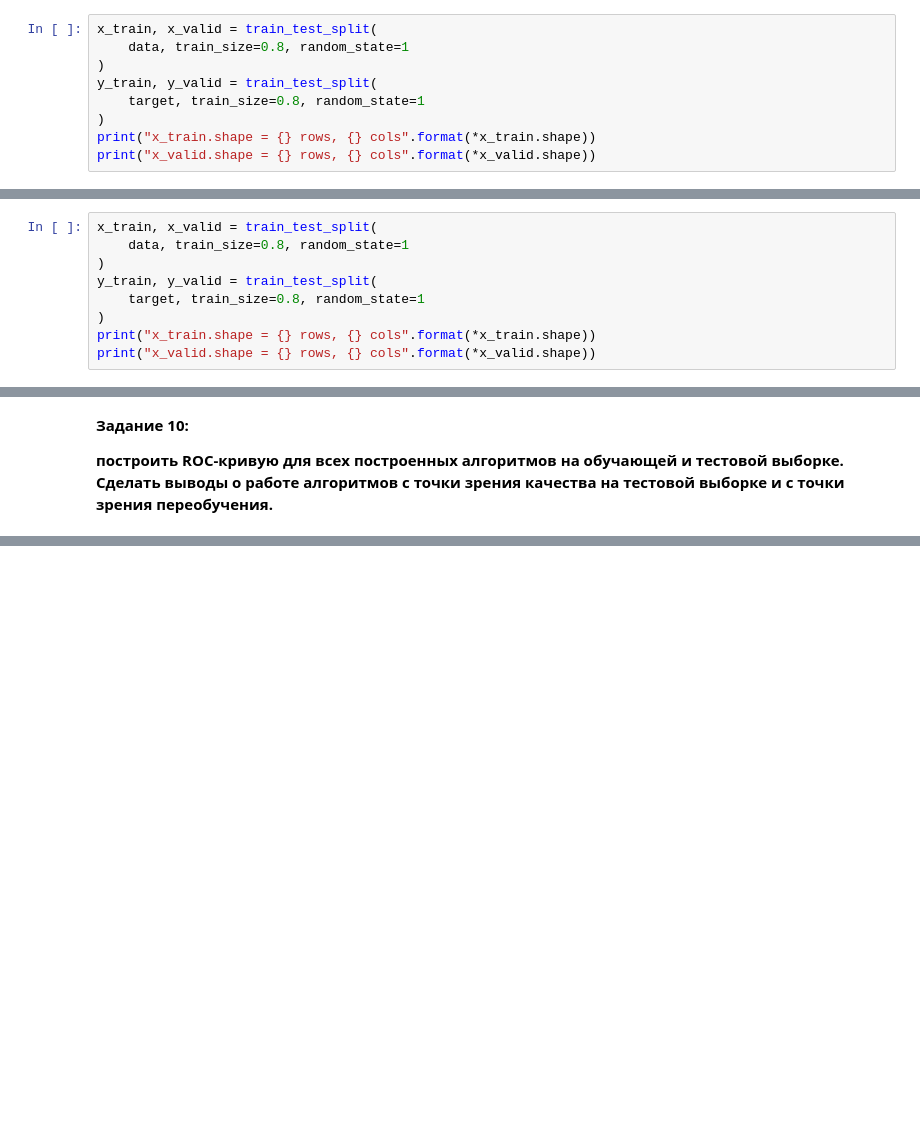
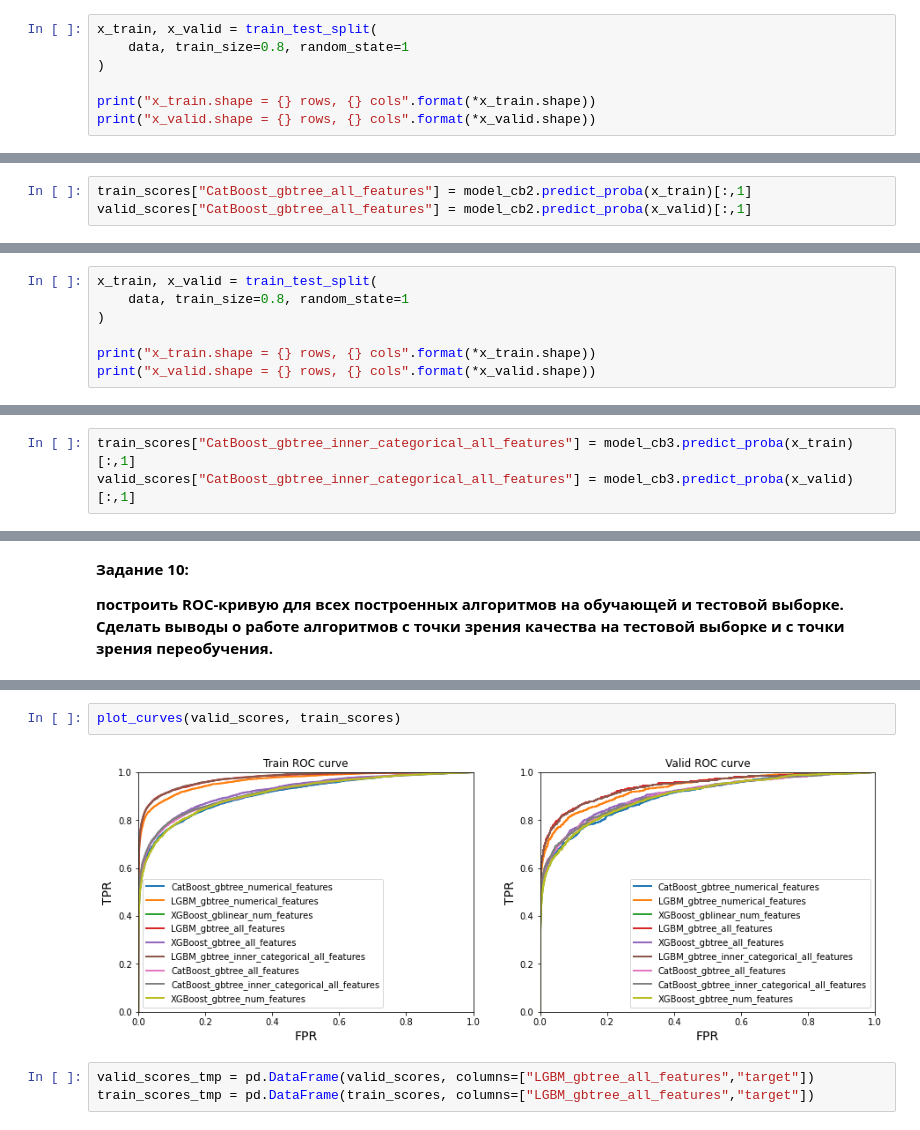
Before and after one commit to AndreyU123/Sports_data_analysis_Kaggle_Platform, a Jupyter notebook: Lesson2/Ukladnikov_Andrey_Lesson2.ipynb, the cells around one changed output, grey strips where cells are left out. Saved outputs shown, nothing was run; the diff lists cells and outputs as text; blank space fills up the shorter version.

```diff
--- a/Lesson2/Ukladnikov_Andrey_Lesson2.ipynb
+++ b/Lesson2/Ukladnikov_Andrey_Lesson2.ipynb
@@ -761,9 +802,7 @@ data
 x_train, x_valid = train_test_split(
     data, train_size=0.8, random_state=1
 )
-y_train, y_valid = train_test_split(
-    target, train_size=0.8, random_state=1
-)
+
 print("x_train.shape = {} rows, {} cols".format(*x_train.shape))
 print("x_valid.shape = {} rows, {} cols".format(*x_valid.shape))
 # %% [output]
@@ -794,4 +827,7 @@ Shrink model to first 9983 iterations.
 <catboost.core.CatBoostClassifier at 0x...>
+# %%
+train_scores["CatBoost_gbtree_all_features"] = model_cb2.predict_proba(x_train)[:,1]
+valid_scores["CatBoost_gbtree_all_features"] = model_cb2.predict_proba(x_valid)[:,1]
 # %% [markdown]
 **Задание 9:**
 
@@ -821,9 +857,7 @@ data
 x_train, x_valid = train_test_split(
     data, train_size=0.8, random_state=1
 )
-y_train, y_valid = train_test_split(
-    target, train_size=0.8, random_state=1
-)
+
 print("x_train.shape = {} rows, {} cols".format(*x_train.shape))
 print("x_valid.shape = {} rows, {} cols".format(*x_valid.shape))
 # %% [output]
@@ -856,3 +883,6 @@ Shrink model to first 9999 iterations.
+# %%
+train_scores["CatBoost_gbtree_inner_categorical_all_features"] = model_cb3.predict_proba(x_train)[:,1]
+valid_scores["CatBoost_gbtree_inner_categorical_all_features"] = model_cb3.predict_proba(x_valid)[:,1]
 # %% [markdown]
 Выводы: При обработке категориальных признаков встроенным методом в CatBoost результаты метрики roc-auc  получаются немного хуже.  для ручного кодирования лучший roc-auc=0.9135574214, а для кодирования встроенного в CatBoost лучший roc-auc=9132636778 (на n_estimators=10000)
 # %% [markdown]
@@ -863,0 +939,7 @@ Shrink model to first 9999 iterations.
+# %%
+plot_curves(valid_scores, train_scores)
+# %% [output]
+[figure, added]
+# %%
+valid_scores_tmp = pd.DataFrame(valid_scores, columns=["LGBM_gbtree_all_features","target"])
+train_scores_tmp = pd.DataFrame(train_scores, columns=["LGBM_gbtree_all_features","target"])
```
Also changed, not shown: parts of 46 cells of this notebook.
